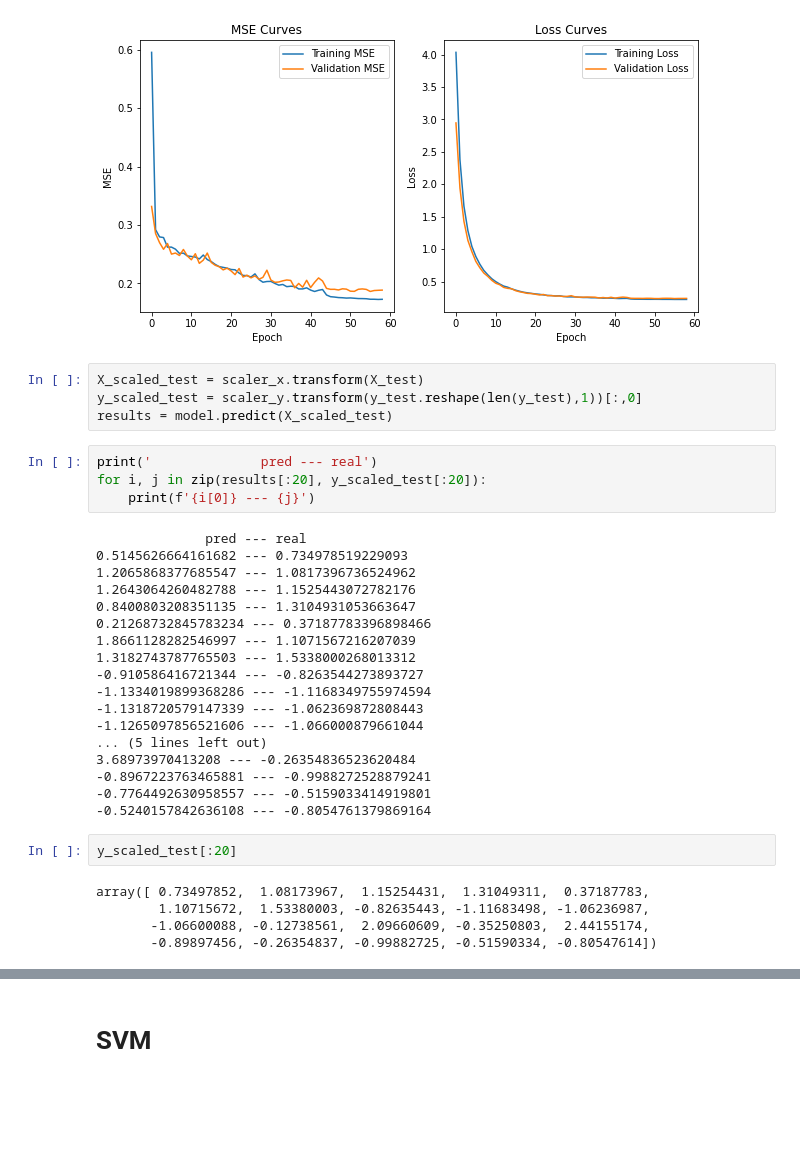
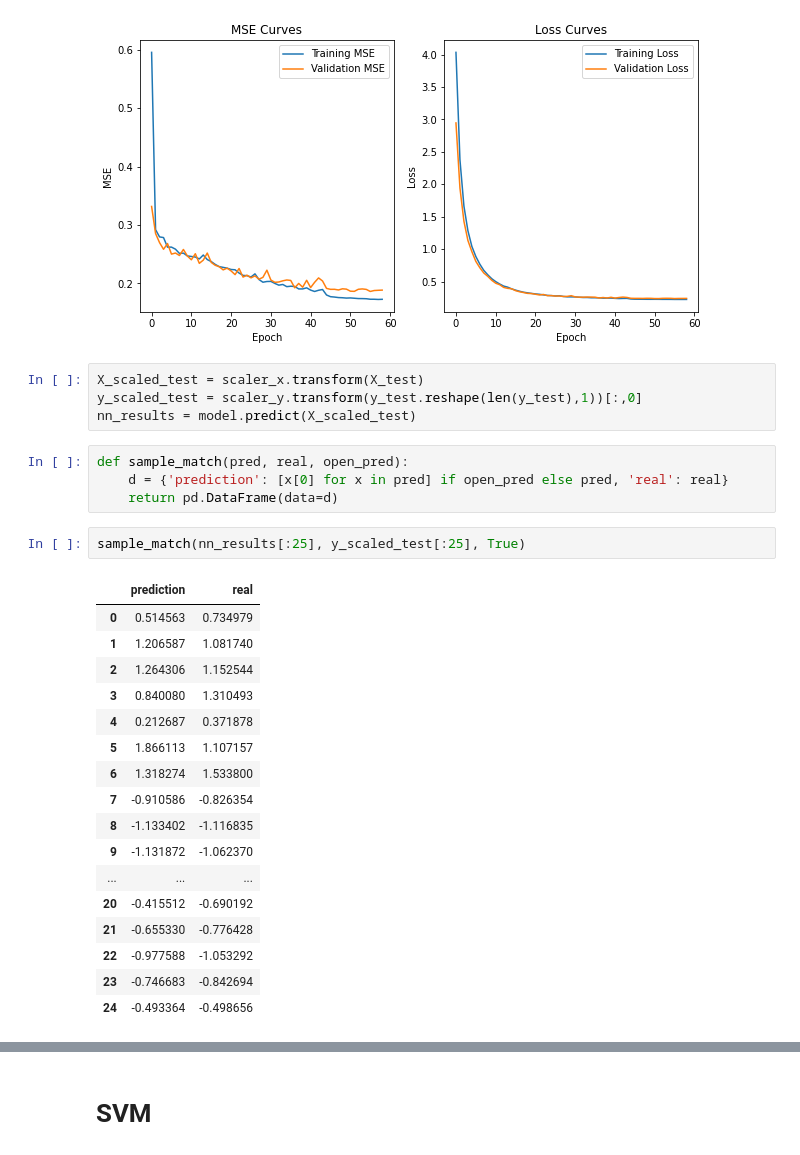
Before and after one commit to knoexus/swansea-M35-bddm, a Jupyter notebook: cw2/2023638.ipynb, the cells around one changed output, grey strips where cells are left out. Saved outputs shown, nothing was run; the diff lists cells and outputs as text; blank space fills up the shorter version.

```diff
--- a/cw2/2023638.ipynb
+++ b/cw2/2023638.ipynb
@@ -324,34 +324,29 @@ plt.show()
 # %%
 X_scaled_test = scaler_x.transform(X_test)
 y_scaled_test = scaler_y.transform(y_test.reshape(len(y_test),1))[:,0]
-results = model.predict(X_scaled_test)
+nn_results = model.predict(X_scaled_test)
-# %%
-print('              pred --- real')
-for i, j in zip(results[:20], y_scaled_test[:20]):
-    print(f'{i[0]} --- {j}')
-# %% [output]
-              pred --- real
-0.5145626664161682 --- 0.734978519229093
-1.2065868377685547 --- 1.0817396736524962
-1.2643064260482788 --- 1.1525443072782176
-0.8400803208351135 --- 1.3104931053663647
-0.21268732845783234 --- 0.37187783396898466
-1.8661128282546997 --- 1.1071567216207039
-1.3182743787765503 --- 1.5338000268013312
--0.910586416721344 --- -0.8263544273893727
--1.1334019899368286 --- -1.1168349755974594
--1.1318720579147339 --- -1.062369872808443
--1.1265097856521606 --- -1.066000879661044
-... (5 lines left out)
-3.68973970413208 --- -0.26354836523620484
--0.8967223763465881 --- -0.9988272528879241
--0.7764492630958557 --- -0.5159033414919801
--0.5240157842636108 --- -0.8054761379869164
-# %%
-y_scaled_test[:20]
-# %% [output]
-array([ 0.73497852,  1.08173967,  1.15254431,  1.31049311,  0.37187783,
-        1.10715672,  1.53380003, -0.82635443, -1.11683498, -1.06236987,
-       -1.06600088, -0.12738561,  2.09660609, -0.35250803,  2.44155174,
-       -0.89897456, -0.26354837, -0.99882725, -0.51590334, -0.80547614])
+# %%
+def sample_match(pred, real, open_pred):
+    d = {'prediction': [x[0] for x in pred] if open_pred else pred, 'real': real}
+    return pd.DataFrame(data=d)
+# %%
+sample_match(nn_results[:25], y_scaled_test[:25], True)
+# %% [output]
+|  | prediction | real |
+| 0 | 0.514563 | 0.734979 |
+| 1 | 1.206587 | 1.081740 |
+| 2 | 1.264306 | 1.152544 |
+| 3 | 0.840080 | 1.310493 |
+| 4 | 0.212687 | 0.371878 |
+| 5 | 1.866113 | 1.107157 |
+| 6 | 1.318274 | 1.533800 |
+| 7 | -0.910586 | -0.826354 |
+| 8 | -1.133402 | -1.116835 |
+| 9 | -1.131872 | -1.062370 |
+| ... | ... | ... |
+| 20 | -0.415512 | -0.690192 |
+| 21 | -0.655330 | -0.776428 |
+| 22 | -0.977588 | -1.053292 |
+| 23 | -0.746683 | -0.842694 |
+| 24 | -0.493364 | -0.498656 |
 # %%
```
Also changed, not shown: parts of 11 cells of this notebook.
